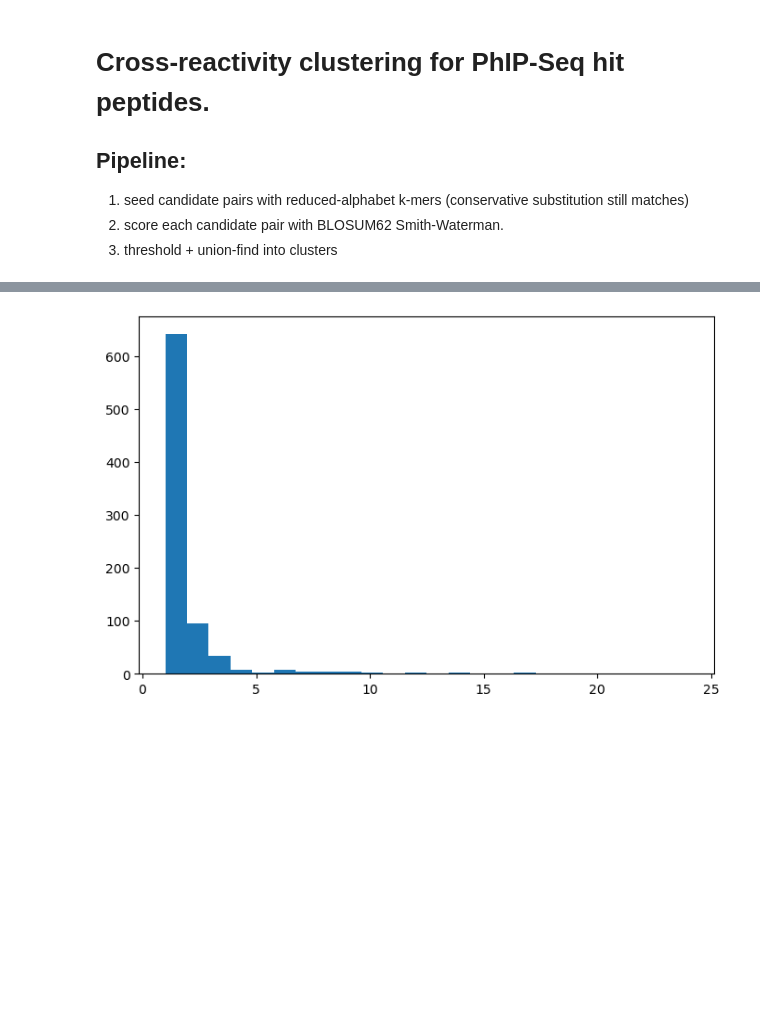
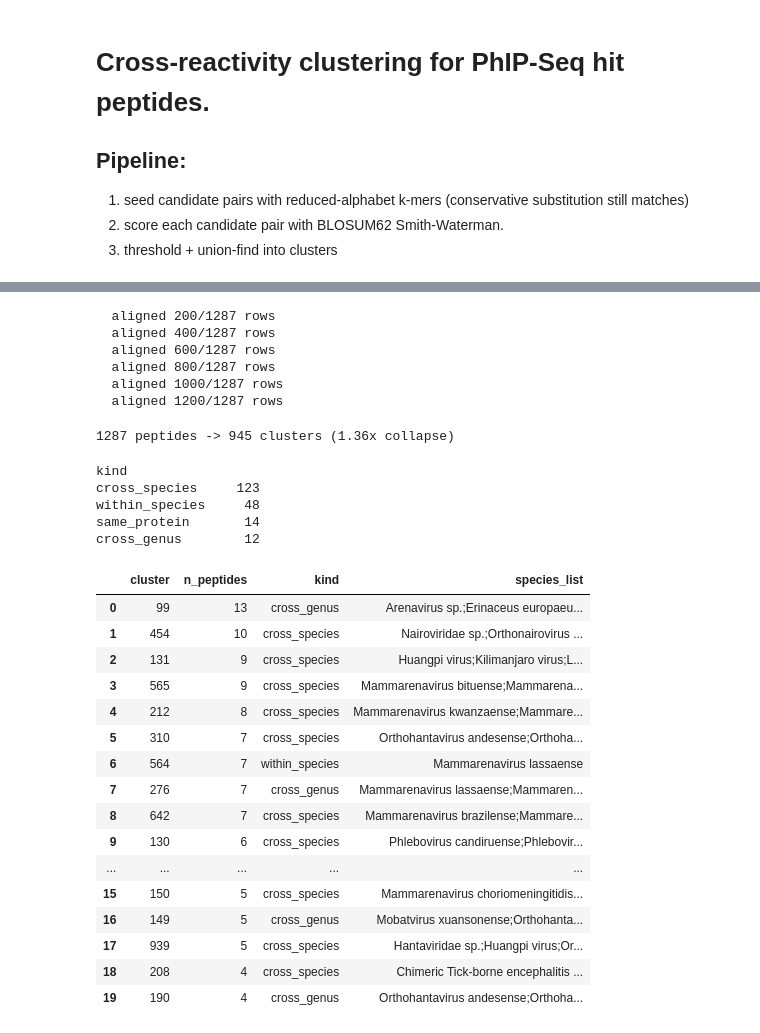
Before and after one commit to sporak577/lasv_phipseq_2026, a Jupyter notebook: Network_analysis_cross_reactivity.ipynb, the cells around one changed output, grey strips where cells are left out. Drawn from its saved outputs; the diff is of its cells as text; code cells hidden in the pictures; blank space fills up the shorter version.

```diff
--- a/Network_analysis_cross_reactivity.ipynb
+++ b/Network_analysis_cross_reactivity.ipynb
@@ -247,6 +52,72 @@ Name: count, dtype: int64
-# %%
-plt.figure(figsize=(8,5))
-plt.hist(cluster_size, bins=max(cluster_size))
-plt.show()
-# %% [output]
-[figure, removed]
+# %%
+idx, mat = similarity_matrix(sequences)
+# %% [output]
+  aligned 200/1287 rows
+  aligned 400/1287 rows
+  aligned 600/1287 rows
+  aligned 800/1287 rows
+  aligned 1000/1287 rows
+  aligned 1200/1287 rows
+# %%
+THRESHOLD = 0.5
+
+def collapse(idx, mat, threshold=0.5):
+    dist = 1.0 - mat
+    np.fill_diagonal(dist, 0.0)
+    Z    = sp_linkage(squareform(dist, checks=False), method='average')
+    flat = fcluster(Z, t=1.0 - threshold, criterion='distance')
+    labels = {pid: int(c) for pid, c in zip(idx, flat)}
+    n_cl = len(set(flat))
+    print(f"{len(idx)} peptides -> {n_cl} clusters ({len(idx)/n_cl:.2f}x collapse)")
+    return labels
+
+labels = collapse(idx, mat, threshold=THRESHOLD)
+hits['cluster'] = hits.index.map(labels)
+# %% [output]
+1287 peptides -> 945 clusters (1.36x collapse)
+# %%
+def describe_collapse(hits, labels):
+    h = hits.copy()
+    h['cluster'] = h.index.map(labels)
+    sizes = h.groupby('cluster').size()
+    rows = []
+    for cid, grp in h[h.cluster.isin(sizes[sizes > 1].index)].groupby('cluster'):
+        n_fam, n_gen, n_sp, n_acc = (grp[c].nunique()
+                                     for c in ['family','genus','species','accession'])
+        kind = ('cross_family'   if n_fam > 1 else
+                'cross_genus'    if n_gen > 1 else
+                'cross_species'  if n_sp  > 1 else
+                'within_species' if n_acc > 1 else 'same_protein')
+        rows.append({'cluster': cid, 'n_peptides': len(grp), 'kind': kind,
+                     'species_list': ';'.join(sorted(set(grp.species))[:4])})
+    out = pd.DataFrame(rows)
+    if len(out):
+        print(out['kind'].value_counts().to_string())
+        return out.sort_values('n_peptides', ascending=False).reset_index(drop=True)
+    return out
+
+desc = describe_collapse(hits, labels)
+desc.head(20)
+# %% [output]
+kind
+cross_species     123
+within_species     48
+same_protein       14
+cross_genus        12
+|  | cluster | n_peptides | kind | species_list |
+| 0 | 99 | 13 | cross_genus | Arenavirus sp.;Erinaceus europaeu... |
+| 1 | 454 | 10 | cross_species | Nairoviridae sp.;Orthonairovirus ... |
+| 2 | 131 | 9 | cross_species | Huangpi virus;Kilimanjaro virus;L... |
+| 3 | 565 | 9 | cross_species | Mammarenavirus bituense;Mammarena... |
+| 4 | 212 | 8 | cross_species | Mammarenavirus kwanzaense;Mammare... |
+| 5 | 310 | 7 | cross_species | Orthohantavirus andesense;Orthoha... |
+| 6 | 564 | 7 | within_species | Mammarenavirus lassaense |
+| 7 | 276 | 7 | cross_genus | Mammarenavirus lassaense;Mammaren... |
+| 8 | 642 | 7 | cross_species | Mammarenavirus brazilense;Mammare... |
+| 9 | 130 | 6 | cross_species | Phlebovirus candiruense;Phlebovir... |
+| ... | ... | ... | ... | ... |
+| 15 | 150 | 5 | cross_species | Mammarenavirus choriomeningitidis... |
+| 16 | 149 | 5 | cross_genus | Mobatvirus xuansonense;Orthohanta... |
+| 17 | 939 | 5 | cross_species | Hantaviridae sp.;Huangpi virus;Or... |
+| 18 | 208 | 4 | cross_species | Chimeric Tick-borne encephalitis ... |
+| 19 | 190 | 4 | cross_genus | Orthohantavirus andesense;Orthoha... |
```
Also changed, not shown: parts of 24 cells of this notebook.
